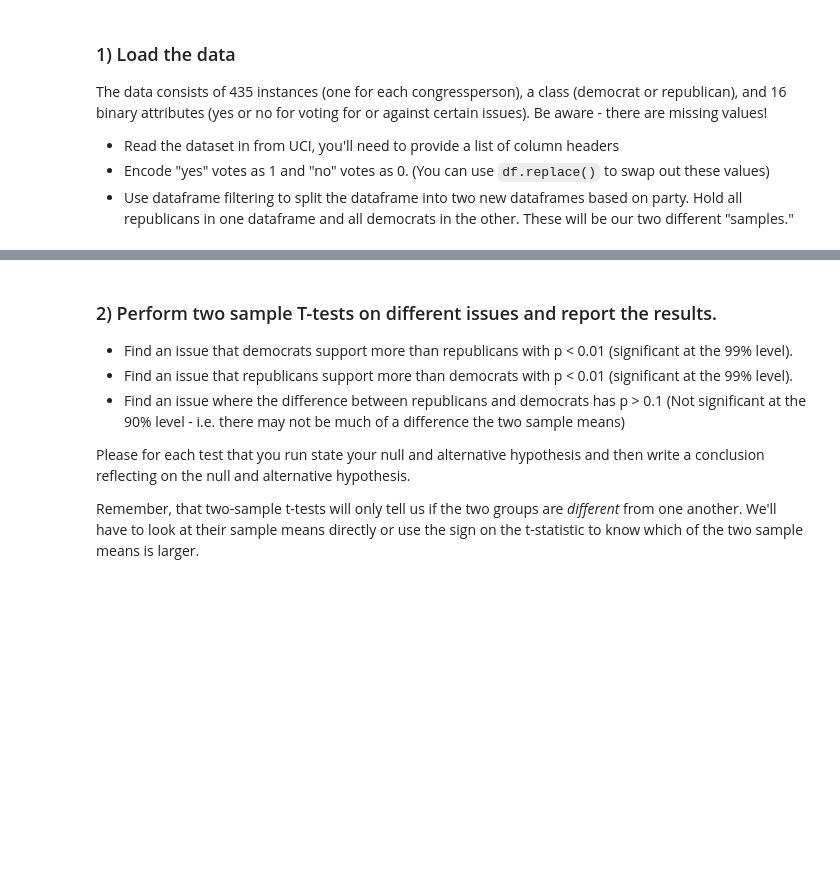
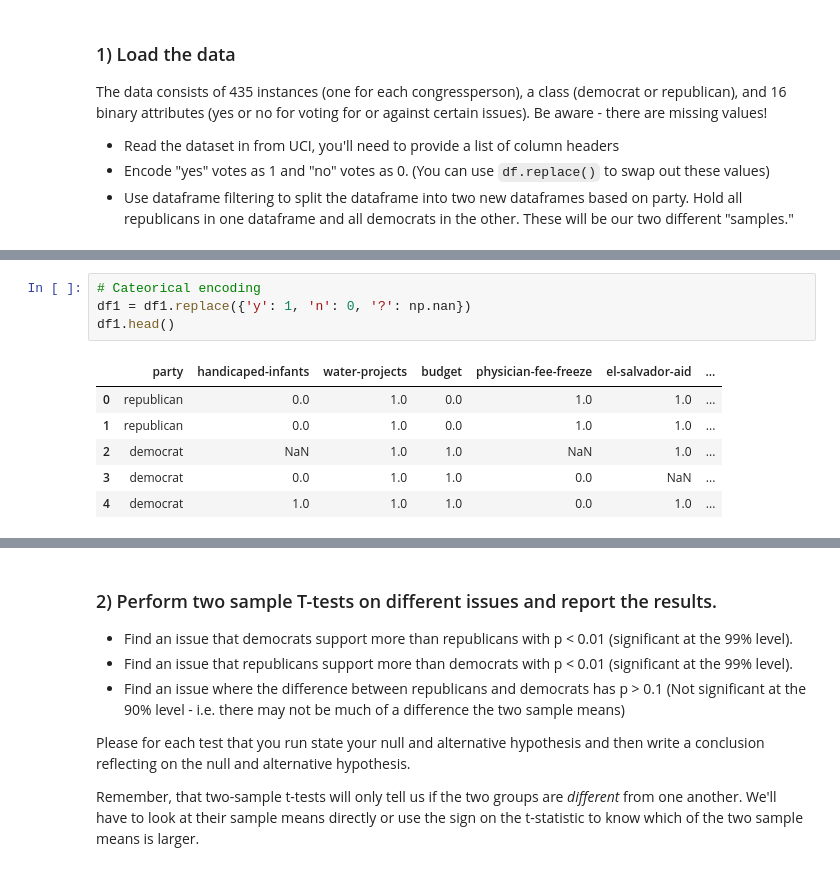
Before and after one commit to n8mcdunna/DS-Unit-1-Sprint-2-Statistics, a Jupyter notebook: module1/Nathan_Statistics_Probability_Assignment.ipynb, the cells around one changed output, grey strips where cells are left out. Saved outputs shown, nothing was run; the diff lists cells and outputs as text; blank space fills up the shorter version.

```diff
--- a/module1/Nathan_Statistics_Probability_Assignment.ipynb
+++ b/module1/Nathan_Statistics_Probability_Assignment.ipynb
@@ -161,0 +182,11 @@ df1.head()
+# %%
+# Cateorical encoding
+df1 = df1.replace({'y': 1, 'n': 0, '?': np.nan})
+df1.head()
+# %% [output]
+|  | party | handicaped-infants | water-projects | budget | physician-fee-freeze | el-salvador-aid | ... |
+| 0 | republican | 0.0 | 1.0 | 0.0 | 1.0 | 1.0 | ... |
+| 1 | republican | 0.0 | 1.0 | 0.0 | 1.0 | 1.0 | ... |
+| 2 | democrat | NaN | 1.0 | 1.0 | NaN | 1.0 | ... |
+| 3 | democrat | 0.0 | 1.0 | 1.0 | 0.0 | NaN | ... |
+| 4 | democrat | 1.0 | 1.0 | 1.0 | 0.0 | 1.0 | ... |
```
Also changed, not shown: parts of 11 cells of this notebook.
